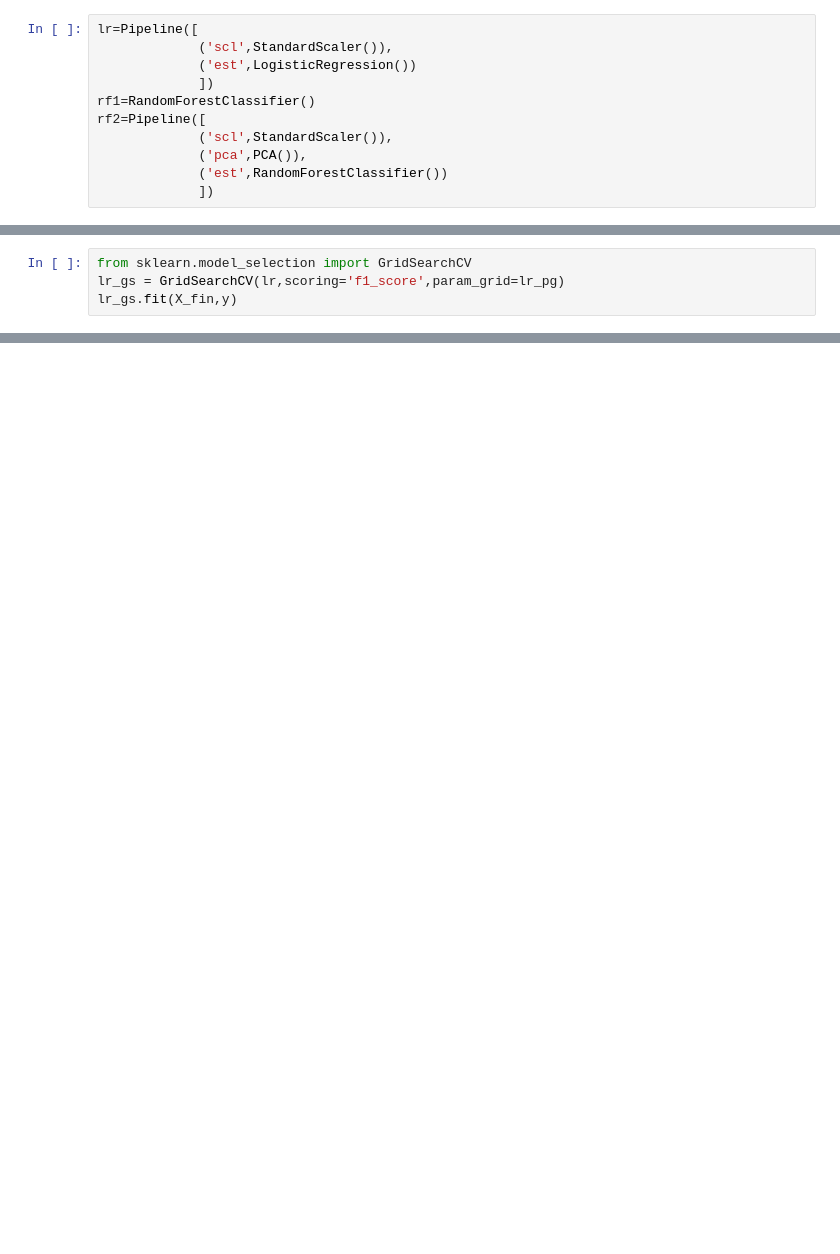
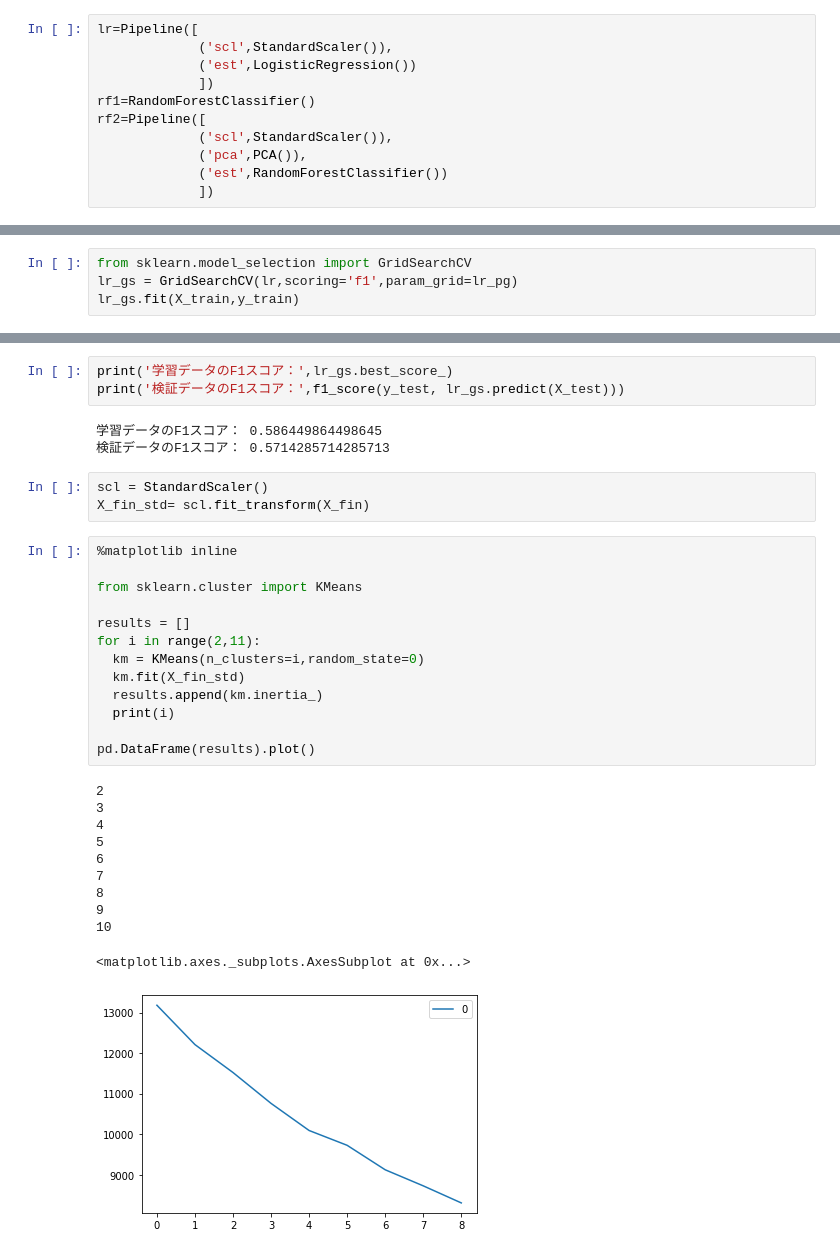
Before and after one commit to saiku122/AIJobcolle, a Jupyter notebook: MachineLearning/python/機械学習最終試験.ipynb, the cells around one changed output, grey strips where cells are left out. Cells and saved outputs as stored; diff of their text form; blank space fills up the shorter version.

```diff
--- a/MachineLearning/python/機械学習最終試験.ipynb
+++ b/MachineLearning/python/機械学習最終試験.ipynb
@@ -117,6 +118,6 @@ lr_pg = {
 }
 # %%
 from sklearn.model_selection import GridSearchCV
-lr_gs = GridSearchCV(lr,scoring='f1_score',param_grid=lr_pg)
-lr_gs.fit(X_fin,y)
+lr_gs = GridSearchCV(lr,scoring='f1',param_grid=lr_pg)
+lr_gs.fit(X_train,y_train)
 # %% [output]
@@ -123,0 +158,34 @@ ValueError: ignored
+# %%
+print('学習データのF1スコア：',lr_gs.best_score_)
+print('検証データのF1スコア：',f1_score(y_test, lr_gs.predict(X_test)))
+# %% [output]
+学習データのF1スコア： 0.586449864498645
+検証データのF1スコア： 0.5714285714285713
+# %%
+scl = StandardScaler()
+X_fin_std= scl.fit_transform(X_fin)
+# %%
+%matplotlib inline
+
+from sklearn.cluster import KMeans
+
+results = []
+for i in range(2,11):
+  km = KMeans(n_clusters=i,random_state=0)
+  km.fit(X_fin_std)
+  results.append(km.inertia_)
+  print(i)
+
+pd.DataFrame(results).plot()
+# %% [output]
+2
+3
+4
+5
+6
+7
+8
+9
+10
+<matplotlib.axes._subplots.AxesSubplot at 0x...>
+[figure, added]
```
Also changed, not shown: parts of 8 cells of this notebook.
